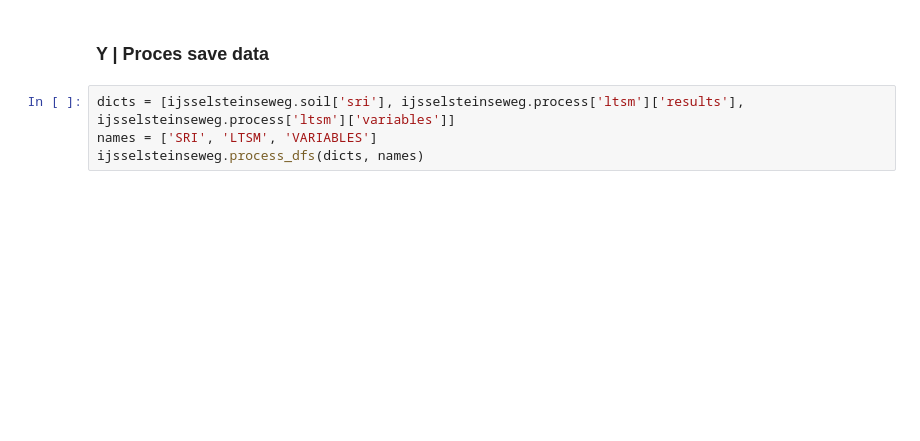
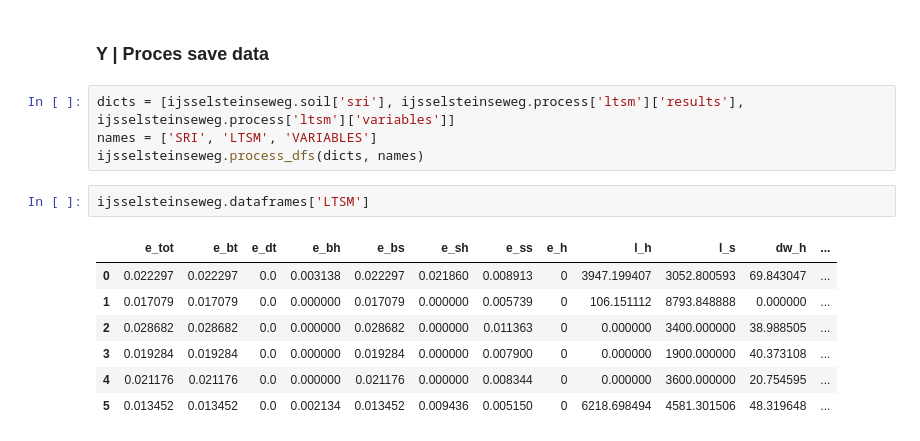
Before and after one commit to MunawarJohar/BRICKS, a Jupyter notebook: IJsselsteinseweg 77.ipynb, the cells around one changed output. Saved outputs shown, nothing was run; the diff lists cells and outputs as text; blank space fills up the shorter version.

```diff
--- a/IJsselsteinseweg 77.ipynb
+++ b/IJsselsteinseweg 77.ipynb
@@ -105,3 +105,13 @@ app.run_server(debug=True, dev_tools_ui=False)
 dicts = [ijsselsteinseweg.soil['sri'], ijsselsteinseweg.process['ltsm']['results'], ijsselsteinseweg.process['ltsm']['variables']]
 names = ['SRI', 'LTSM', 'VARIABLES']
 ijsselsteinseweg.process_dfs(dicts, names)
+# %%
+ijsselsteinseweg.dataframes['LTSM']
+# %% [output]
+|  | e_tot | e_bt | e_dt | e_bh | e_bs | e_sh | e_ss | e_h | l_h | l_s | dw_h | ... |
+| 0 | 0.022297 | 0.022297 | 0.0 | 0.003138 | 0.022297 | 0.021860 | 0.008913 | 0 | 3947.199407 | 3052.800593 | 69.843047 | ... |
+| 1 | 0.017079 | 0.017079 | 0.0 | 0.000000 | 0.017079 | 0.000000 | 0.005739 | 0 | 106.151112 | 8793.848888 | 0.000000 | ... |
+| 2 | 0.028682 | 0.028682 | 0.0 | 0.000000 | 0.028682 | 0.000000 | 0.011363 | 0 | 0.000000 | 3400.000000 | 38.988505 | ... |
+| 3 | 0.019284 | 0.019284 | 0.0 | 0.000000 | 0.019284 | 0.000000 | 0.007900 | 0 | 0.000000 | 1900.000000 | 40.373108 | ... |
+| 4 | 0.021176 | 0.021176 | 0.0 | 0.000000 | 0.021176 | 0.000000 | 0.008344 | 0 | 0.000000 | 3600.000000 | 20.754595 | ... |
+| 5 | 0.013452 | 0.013452 | 0.0 | 0.002134 | 0.013452 | 0.009436 | 0.005150 | 0 | 6218.698494 | 4581.301506 | 48.319648 | ... |
```
Also changed, not shown: parts of 4 cells of this notebook, 4 other files.
